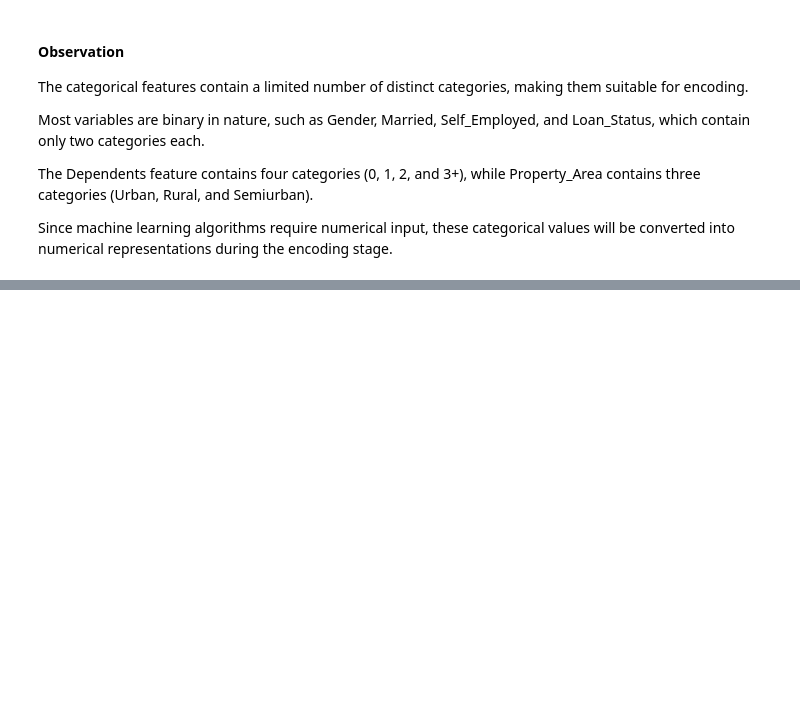
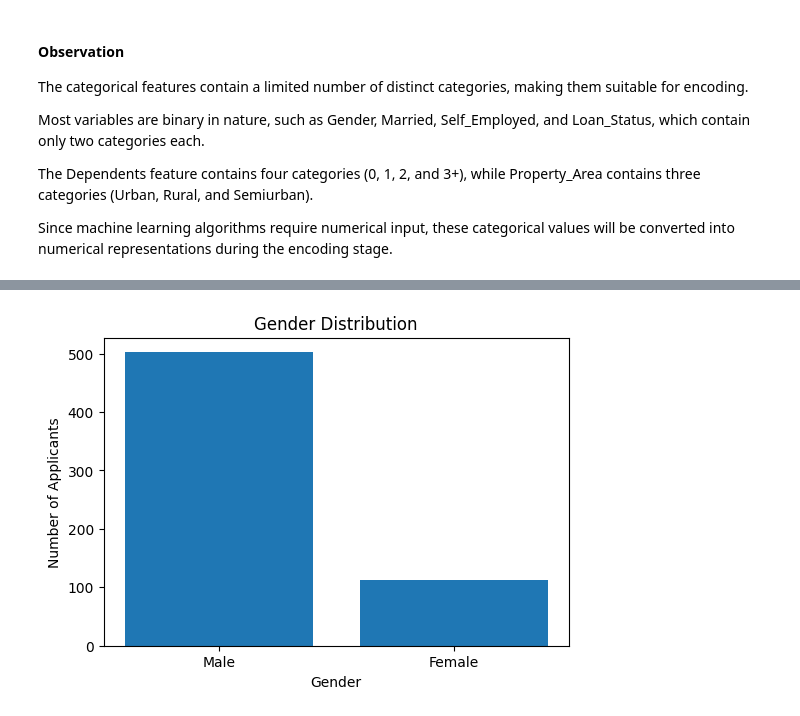
Before and after one commit to huzaifawaheed2/DevelopersHub-Corporation-Internship, a Jupyter notebook: Project-02-Credit-Risk-Prediction/notebooks/credit_risk_prediction.ipynb, the cells around one changed output, grey strips where cells are left out. Cells and saved outputs as stored; diff of their text form; code cells hidden in the pictures; blank space fills up the shorter version.

```diff
--- a/Project-02-Credit-Risk-Prediction/notebooks/credit_risk_prediction.ipynb
+++ b/Project-02-Credit-Risk-Prediction/notebooks/credit_risk_prediction.ipynb
@@ -811,0 +846,22 @@ plt.show()
+# %%
+# Create a bar chart for gender distribution
+
+gender_counts = df_clean["Gender"].value_counts()
+
+plt.figure(figsize=(6,4))
+
+plt.bar(
+    ["Male", "Female"],
+    [
+        gender_counts[1],
+        gender_counts[0]
+    ]
+)
+
+plt.title("Gender Distribution")
+plt.xlabel("Gender")
+plt.ylabel("Number of Applicants")
+
+plt.show()
+# %% [output]
+[figure, added]
```
Also changed, not shown: parts of 140 cells of this notebook.
